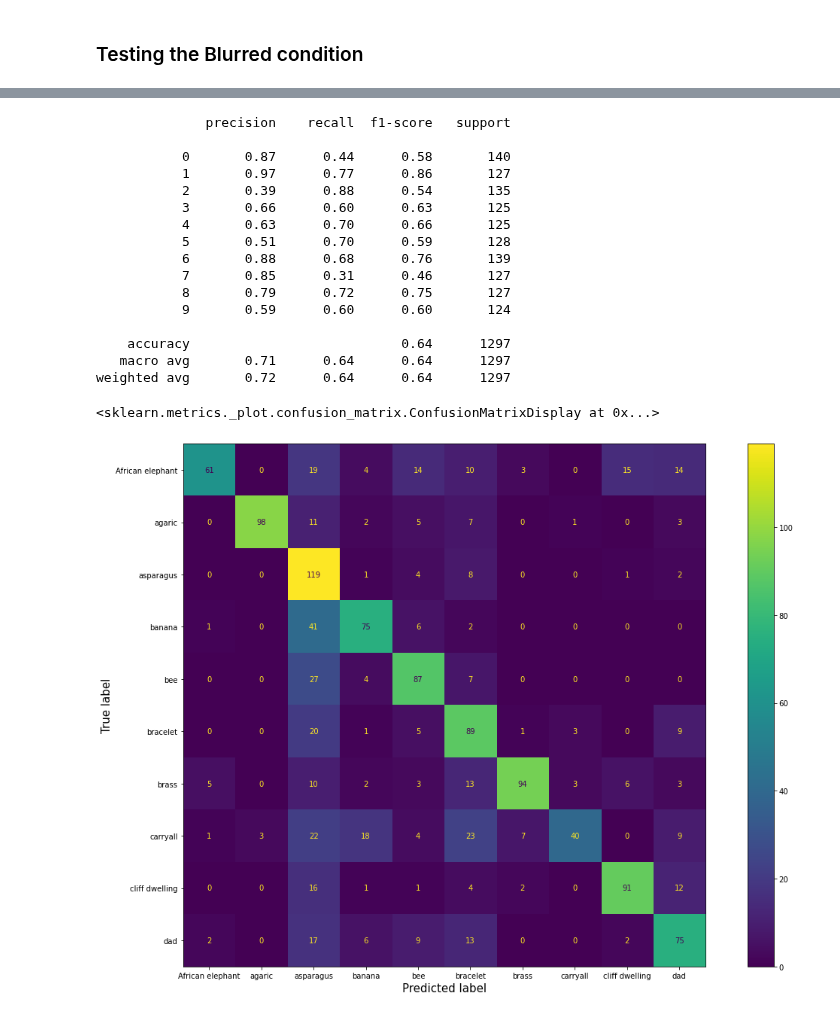
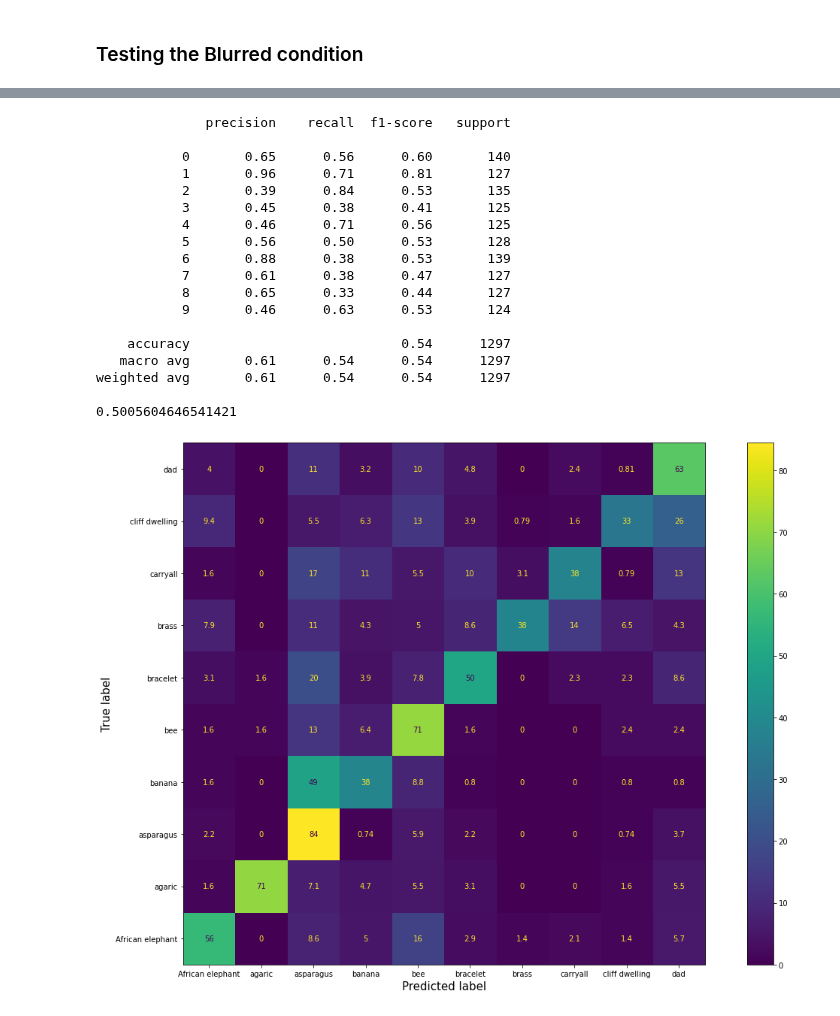
Before and after one commit to nelsonalbertohj/Magno-Parvo-CNN, a Jupyter notebook: Data_analysis_and_results.ipynb, the cells around one changed output, grey strips where cells are left out. Drawn from its saved outputs; the diff is of its cells as text; code cells hidden in the pictures.

```diff
--- a/Data_analysis_and_results.ipynb
+++ b/Data_analysis_and_results.ipynb
@@ -34,7 +38,9 @@ Drive already mounted at /content/drive; to attempt to forcibly remount, call dr
 # %% [markdown]
 ### Loading Testing Sets and Models
 # %%
-loc = "/content/drive/MyDrive/School/MIT Spring2022/9.60/Vision Project/Vision Dataset/Imagenet-10-1500-splits/test"
+root = "/content/drive/MyDrive/Undergrad Docs/Senior/9.60/Vision Project/Vision Dataset"
+N_CLASSES = 10
+loc = root + f"/Imagenet-{N_CLASSES}-1500-splits/test"
 data_dir = pathlib.Path(loc)
 
 batch_size = 32
@@ -114,31 +80,8 @@ AUTOTUNE = tf.data.AUTOTUNE
 test_ds_vanilla = test_ds.map(img_transforms)
 test_ds_blurred = test_ds.map(blurr_img_transforms)
 
-CASHE_Test_vanilla = "/content/drive/MyDrive/School/MIT Spring2022/9.60/Vision Project/Vision Dataset/Imagenet-10-1500-splits/CASHE_Test_10_1500"
+CASHE_Test_vanilla = root + f"/Imagenet-{N_CLASSES}-1500-splits/CASHE_Test_{N_CLASSES}_1500"
 test_ds_vanilla = test_ds_vanilla.cache(CASHE_Test_vanilla).prefetch(buffer_size=AUTOTUNE)
 
-CASHE_Test_blurred = "/content/drive/MyDrive/School/MIT Spring2022/9.60/Vision Project/Vision Dataset/Imagenet-10-1500-splits/CASHE_Test_Dist_Blur_10_1500"
+CASHE_Test_blurred = root + f"/Imagenet-{N_CLASSES}-1500-splits/CASHE_Test_Dist_Blur_{N_CLASSES}_1500"
 test_ds_blurred = test_ds_blurred.cache(CASHE_Test_blurred).prefetch(buffer_size=AUTOTUNE)
-# %%
-#Need to run to test that the correct image transformations were applied
-
-class_names = test_ds.class_names
-gray_imgs = []
-plt.figure(figsize=(10, 10))
-for images, labels in test_ds_blurred.take(1):
-    for i in range(9):
-        ax = plt.subplot(3, 3, i + 1)
-        current_img = images[i]
-        plt.imshow(current_img.numpy()[:,:,:-1])
-        gray_imgs.append((current_img,np.argmax(labels[i])))
-        plt.title(class_names[np.argmax(labels[i])])
-        plt.axis("off")
-plt.figure(figsize=(10, 10))
-for images, labels in test_ds_blurred.take(1):
-    for i in range(9):
-        ax = plt.subplot(3, 3, i + 1)
-        current_img = images[i]
-        plt.imshow(current_img.numpy()[:,:,-1],cmap="gray")
-        gray_imgs.append((current_img,np.argmax(labels[i])))
-        plt.title(class_names[np.argmax(labels[i])])
-        plt.axis("off")
@@ -159,3 +114,6 @@ single_model = tf.keras.models.load_model("/content/drive/MyDrive/School/MIT Spr
+# %%
+dual_stream_model = tf.keras.models.load_model(root + f"/Models/Early_Testing_Models/FullRes_with_CNN_1000_Samples_{N_CLASSES}Classes")
+single_model = tf.keras.models.load_model(root + f"/Models/Early_Testing_Models/Dualstream_with_CNN_1000_Samples_{N_CLASSES}Classes")
 # %% [markdown]
 ### Testing the Vanilla Testing Set
 # %%
@@ -302,35 +325,40 @@ disp_cm.plot(ax=ax)
 # %%
 print(classification_report(true_outputs,single_pred_outputs))
+print(matthews_corrcoef(true_outputs, single_pred_outputs))
 # %% [output]
               precision    recall  f1-score   support
 
-           0       0.87      0.44      0.58       140
-           1       0.97      0.77      0.86       127
-           2       0.39      0.88      0.54       135
-           3       0.66      0.60      0.63       125
-           4       0.63      0.70      0.66       125
-           5       0.51      0.70      0.59       128
-           6       0.88      0.68      0.76       139
-           7       0.85      0.31      0.46       127
-           8       0.79      0.72      0.75       127
-           9       0.59      0.60      0.60       124
+           0       0.65      0.56      0.60       140
+           1       0.96      0.71      0.81       127
+           2       0.39      0.84      0.53       135
+           3       0.45      0.38      0.41       125
+           4       0.46      0.71      0.56       125
+           5       0.56      0.50      0.53       128
+           6       0.88      0.38      0.53       139
+           7       0.61      0.38      0.47       127
+           8       0.65      0.33      0.44       127
+           9       0.46      0.63      0.53       124
 
-    accuracy                           0.64      1297
-   macro avg       0.71      0.64      0.64      1297
-weighted avg       0.72      0.64      0.64      1297
+    accuracy                           0.54      1297
+   macro avg       0.61      0.54      0.54      1297
+weighted avg       0.61      0.54      0.54      1297
+
+0.5005604646541421
 # %%
 #Generate Confusion Matrix for Single-stream ResNet
-cm = confusion_matrix(true_outputs,single_pred_outputs)
+
+cm_single_blur = confusion_matrix(true_outputs,single_pred_outputs,normalize='true') * 100
 class_names = test_ds.class_names
 
-disp_cm = ConfusionMatrixDisplay(cm,display_labels=class_names)
+disp_cm = ConfusionMatrixDisplay(cm_single_blur,display_labels=class_names)
 fig, ax = plt.subplots()
 fig.set_size_inches(16.5, 10.5)
 ax.set_xlabel("Predicted Label", fontsize = 15)
 ax.set_ylabel("True Label", fontsize = 15)
+
 plt.tight_layout()
 
 disp_cm.plot(ax=ax)
+ax.invert_yaxis()
 # %% [output]
-<sklearn.metrics._plot.confusion_matrix.ConfusionMatrixDisplay at 0x...>
-[figure, old version]
+[figure, new version]
```
Also changed, not shown: parts of 20 cells of this notebook.
